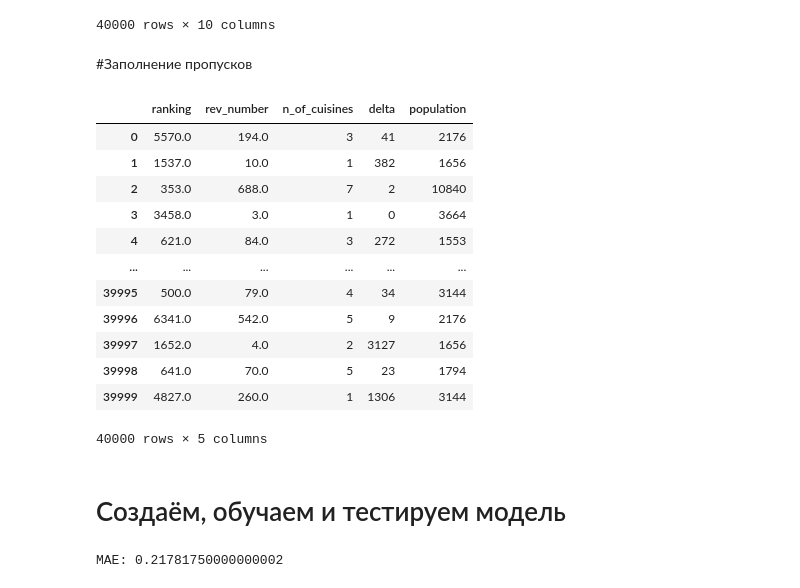
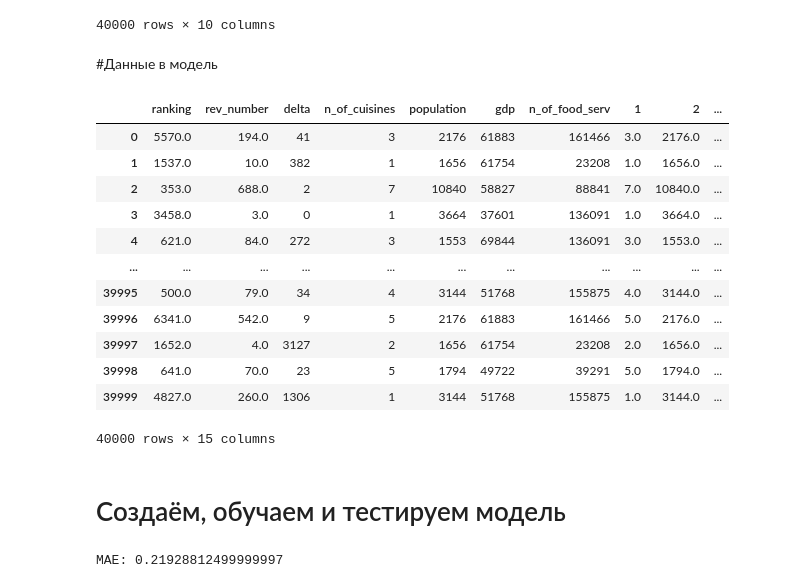
Before and after one commit to akitim/SkillFactory_projects, a Jupyter notebook: Проект_3_О_вкусной_и_здоровой_пище.ipynb, the cells around one changed output. Drawn from its saved outputs; the diff is of its cells as text; code cells hidden in the pictures.

```diff
--- a/Проект_3_О_вкусной_и_здоровой_пище.ipynb
+++ b/Проект_3_О_вкусной_и_здоровой_пище.ipynb
@@ -154,14 +154,14 @@ n_of_food_serv = {
 rest.loc[:, 'n_of_food_serv'] = rest.loc[:, 'city'].apply(lambda city: n_of_food_serv[city])
 
 #получаем dummies из столбца cuisine и  прикрепляем его к осн. датафрейму
-rest = pd.concat([
-         rest,
-         pd.get_dummies(rest.explode('cuisine'), columns=['cuisine'], prefix='').
-         sum(level=0).iloc[:, -cuisines_total:-1]],
-         axis=1
-)
+# rest = pd.concat([
+#          rest,
+#          pd.get_dummies(rest.explode('cuisine'), columns=['cuisine'], prefix='').
+#          sum(level=0).iloc[:, -cuisines_total:-1]],
+#          axis=1
+# )
+
 rest
-
 # Какие признаки возьмем в модель?
 # ==================================
 # ranking
@@ -192,4 +214,20 @@ rest
 # %%
+from sklearn.preprocessing import PolynomialFeatures
+import numpy as np
+
+pf = PolynomialFeatures(3)
+poly_features = pf.fit_transform(
+    rest.loc[:, ['n_of_cuisines', 'population', 'rev_number', 'ranking']]
+
+)
+# pd.DataFrame(poly_features).iloc[:, 1:9]
+rest = pd.concat([
+         rest,
+         pd.DataFrame(poly_features).iloc[:, 1:9]
+         ],
+         axis=1
+)
+rest
 # rest.loc[:, 'city'].unique()
 # pd.get_dummies(rest.explode('cuisine'), columns=['cuisine'], prefix='').\
 #          sum(level=0).iloc[:, -125:-1]
@@ -261,5 +313,3 @@ rest.loc[:, 'cuisine'].apply(
 40000 rows × 10 columns
 # %%
 # rest.loc[:, 'n_of_cuisines']
-# %% [markdown]
-#Заполнение пропусков
@@ -284,21 +316,24 @@ rest.loc[:, 'rev_number'].\
+# %% [markdown]
+#Данные в модель
 # %%
 # rest_m = rest.loc[:, ['ranking', 'rev_number', 'n_of_cuisines', 'delta', 'population']]
-rest_m = rest.drop(loc[:, ['ranking', 'rev_number', 'n_of_cuisines', 'delta', 'population']]
+rest_m = rest.drop(['id', 'city', 'cuisine', 'rating',	'price_range',	'reviews'],
+                   axis=1)
 rest_m
 # %% [output]
-|  | ranking | rev_number | n_of_cuisines | delta | population |
-| 0 | 5570.0 | 194.0 | 3 | 41 | 2176 |
-| 1 | 1537.0 | 10.0 | 1 | 382 | 1656 |
-| 2 | 353.0 | 688.0 | 7 | 2 | 10840 |
-| 3 | 3458.0 | 3.0 | 1 | 0 | 3664 |
-| 4 | 621.0 | 84.0 | 3 | 272 | 1553 |
-| ... | ... | ... | ... | ... | ... |
-| 39995 | 500.0 | 79.0 | 4 | 34 | 3144 |
-| 39996 | 6341.0 | 542.0 | 5 | 9 | 2176 |
-| 39997 | 1652.0 | 4.0 | 2 | 3127 | 1656 |
-| 39998 | 641.0 | 70.0 | 5 | 23 | 1794 |
-| 39999 | 4827.0 | 260.0 | 1 | 1306 | 3144 |
+|  | ranking | rev_number | delta | n_of_cuisines | population | gdp | n_of_food_serv | 1 | 2 | ... |
+| 0 | 5570.0 | 194.0 | 41 | 3 | 2176 | 61883 | 161466 | 3.0 | 2176.0 | ... |
+| 1 | 1537.0 | 10.0 | 382 | 1 | 1656 | 61754 | 23208 | 1.0 | 1656.0 | ... |
+| 2 | 353.0 | 688.0 | 2 | 7 | 10840 | 58827 | 88841 | 7.0 | 10840.0 | ... |
+| 3 | 3458.0 | 3.0 | 0 | 1 | 3664 | 37601 | 136091 | 1.0 | 3664.0 | ... |
+| 4 | 621.0 | 84.0 | 272 | 3 | 1553 | 69844 | 136091 | 3.0 | 1553.0 | ... |
+| ... | ... | ... | ... | ... | ... | ... | ... | ... | ... | ... |
+| 39995 | 500.0 | 79.0 | 34 | 4 | 3144 | 51768 | 155875 | 4.0 | 3144.0 | ... |
+| 39996 | 6341.0 | 542.0 | 9 | 5 | 2176 | 61883 | 161466 | 5.0 | 2176.0 | ... |
+| 39997 | 1652.0 | 4.0 | 3127 | 2 | 1656 | 61754 | 23208 | 2.0 | 1656.0 | ... |
+| 39998 | 641.0 | 70.0 | 23 | 5 | 1794 | 49722 | 39291 | 5.0 | 1794.0 | ... |
+| 39999 | 4827.0 | 260.0 | 1306 | 1 | 3144 | 51768 | 155875 | 1.0 | 3144.0 | ... |
-40000 rows × 5 columns
+40000 rows × 15 columns
 # %% [markdown]
 # Создаём, обучаем и тестируем модель
 # %%
@@ -313,7 +348,7 @@ from sklearn.model_selection import train_test_split
 
     # Наборы данных с меткой "train" будут использоваться для обучения модели, "test" - для тестирования.
     # Для тестирования мы будем использовать 25% от исходного датасета.
-X_train, X_test, y_train, y_test = train_test_split(X, y, test_size=0.25)
+X_train, X_test, y_train, y_test = train_test_split(X, y, test_size=0.2)
 
 # Импортируем необходимые библиотеки:
 from sklearn.ensemble import RandomForestRegressor # инструмент для создания и обучения модели
@@ -333,4 +368,4 @@ y_pred = regr.predict(X_test)
     # Метрика называется Mean Absolute Error (MAE) и показывает среднее отклонение предсказанных значений от фактических.
 print('MAE:', metrics.mean_absolute_error(y_test, y_pred))
 # %% [output]
-MAE: 0.21781750000000002
+MAE: 0.21928812499999997
```
Also changed, not shown: parts of 6 cells of this notebook.
